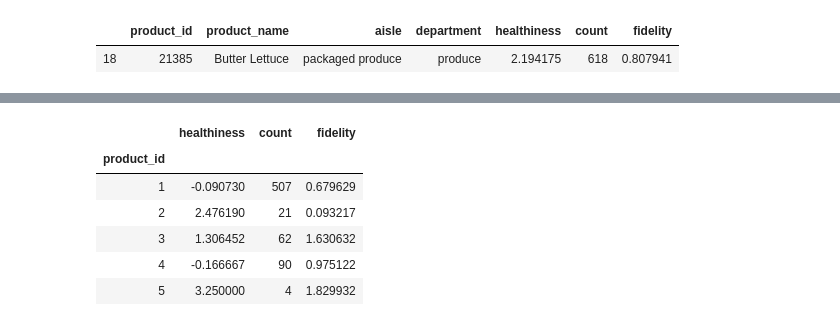
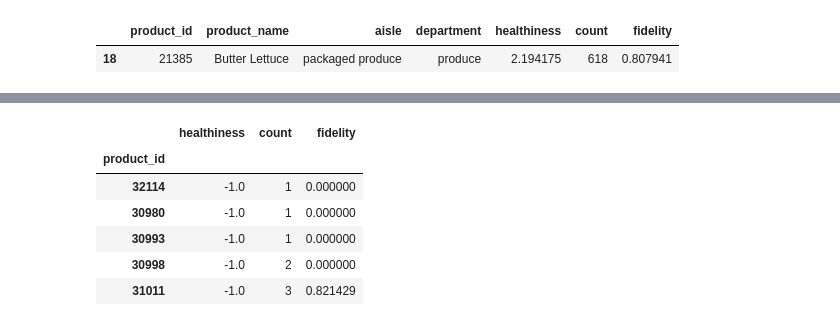
Before and after one commit to auriane81/epfl-ada-ada-2019-project-adax, a Jupyter notebook: project_Ariane_graph_simple.ipynb, the cells around one changed output, grey strips where cells are left out. Saved outputs shown, nothing was run; the diff lists cells and outputs as text; code cells hidden in the pictures.

```diff
--- a/project_Ariane_graph_simple.ipynb
+++ b/project_Ariane_graph_simple.ipynb
@@ -343,10 +341,10 @@ seafood counter 0.7777777777777778 42 54
 # %%
-product_scores.head()
+product_scores.sort_values(by="healthiness").head()
 # %% [output]
 |  | healthiness | count | fidelity |
 | product_id |  |  |  |
-| 1 | -0.090730 | 507 | 0.679629 |
-| 2 | 2.476190 | 21 | 0.093217 |
-| 3 | 1.306452 | 62 | 1.630632 |
-| 4 | -0.166667 | 90 | 0.975122 |
-| 5 | 3.250000 | 4 | 1.829932 |
+| 32114 | -1.0 | 1 | 0.000000 |
+| 30980 | -1.0 | 1 | 0.000000 |
+| 30993 | -1.0 | 1 | 0.000000 |
+| 30998 | -1.0 | 2 | 0.000000 |
+| 31011 | -1.0 | 3 | 0.821429 |
```
Also changed, not shown: parts of 6 cells of this notebook, 4 other files.
